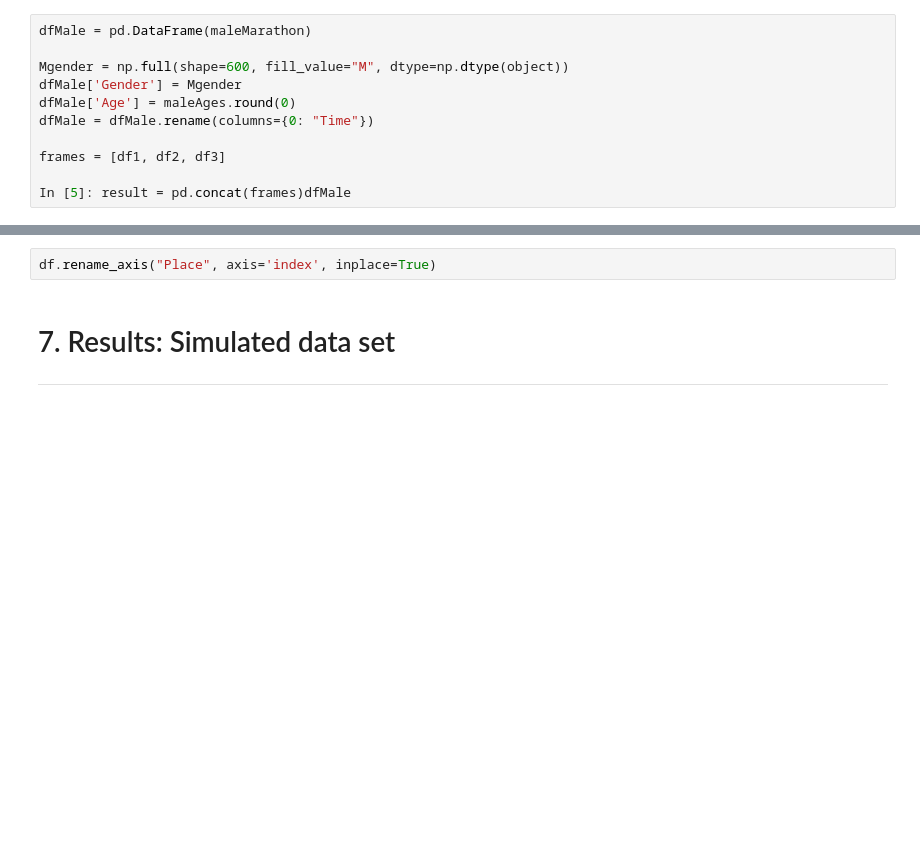
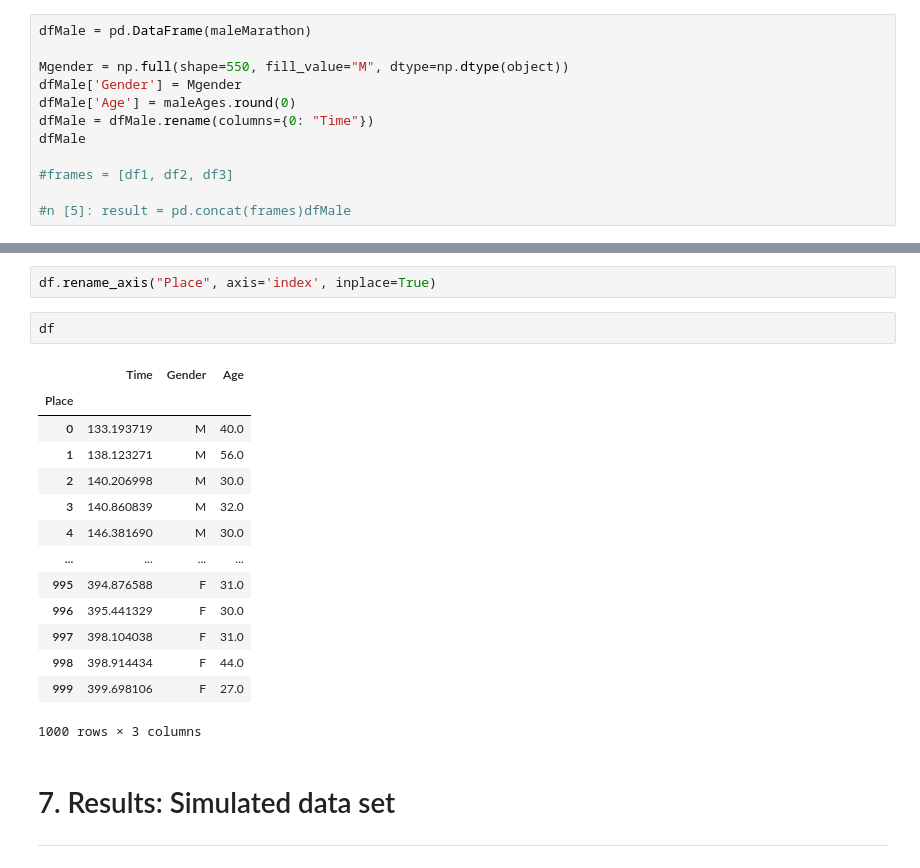
Before and after one commit to eoinlees/PforDA-Project-2020, a Jupyter notebook: PforDA-Project-2020.ipynb, the cells around one changed output, grey strips where cells are left out. Saved outputs shown, nothing was run; the diff lists cells and outputs as text; blank space fills up the shorter version.

Commit message:
Time simulation complete

```diff
--- a/PforDA-Project-2020.ipynb
+++ b/PforDA-Project-2020.ipynb
@@ -782,12 +782,13 @@ dfFemale
 # %%
 dfMale = pd.DataFrame(maleMarathon)
 
-Mgender = np.full(shape=600, fill_value="M", dtype=np.dtype(object))
+Mgender = np.full(shape=550, fill_value="M", dtype=np.dtype(object))
 dfMale['Gender'] = Mgender
 dfMale['Age'] = maleAges.round(0)
 dfMale = dfMale.rename(columns={0: "Time"})
+dfMale
 
-frames = [df1, df2, df3]
+#frames = [df1, df2, df3]
 
-In [5]: result = pd.concat(frames)dfMale
+#n [5]: result = pd.concat(frames)dfMale
 # %% [output]
@@ -835,6 +889,23 @@ https://stackoverflow.com/questions/42382263/valueerror-length-of-values-does-no
 df = df.apply(lambda col: col.reset_index(drop=True))
 # %%
 df.rename_axis("Place", axis='index', inplace=True)
+# %%
+df
+# %% [output]
+|  | Time | Gender | Age |
+| Place |  |  |  |
+| 0 | 133.193719 | M | 40.0 |
+| 1 | 138.123271 | M | 56.0 |
+| 2 | 140.206998 | M | 30.0 |
+| 3 | 140.860839 | M | 32.0 |
+| 4 | 146.381690 | M | 30.0 |
+| ... | ... | ... | ... |
+| 995 | 394.876588 | F | 31.0 |
+| 996 | 395.441329 | F | 30.0 |
+| 997 | 398.104038 | F | 31.0 |
+| 998 | 398.914434 | F | 44.0 |
+| 999 | 399.698106 | F | 27.0 |
+1000 rows × 3 columns
 # %% [markdown]
 # 7. Results: Simulated data set
 -----------------
```
Also changed, not shown: parts of 18 cells of this notebook.
